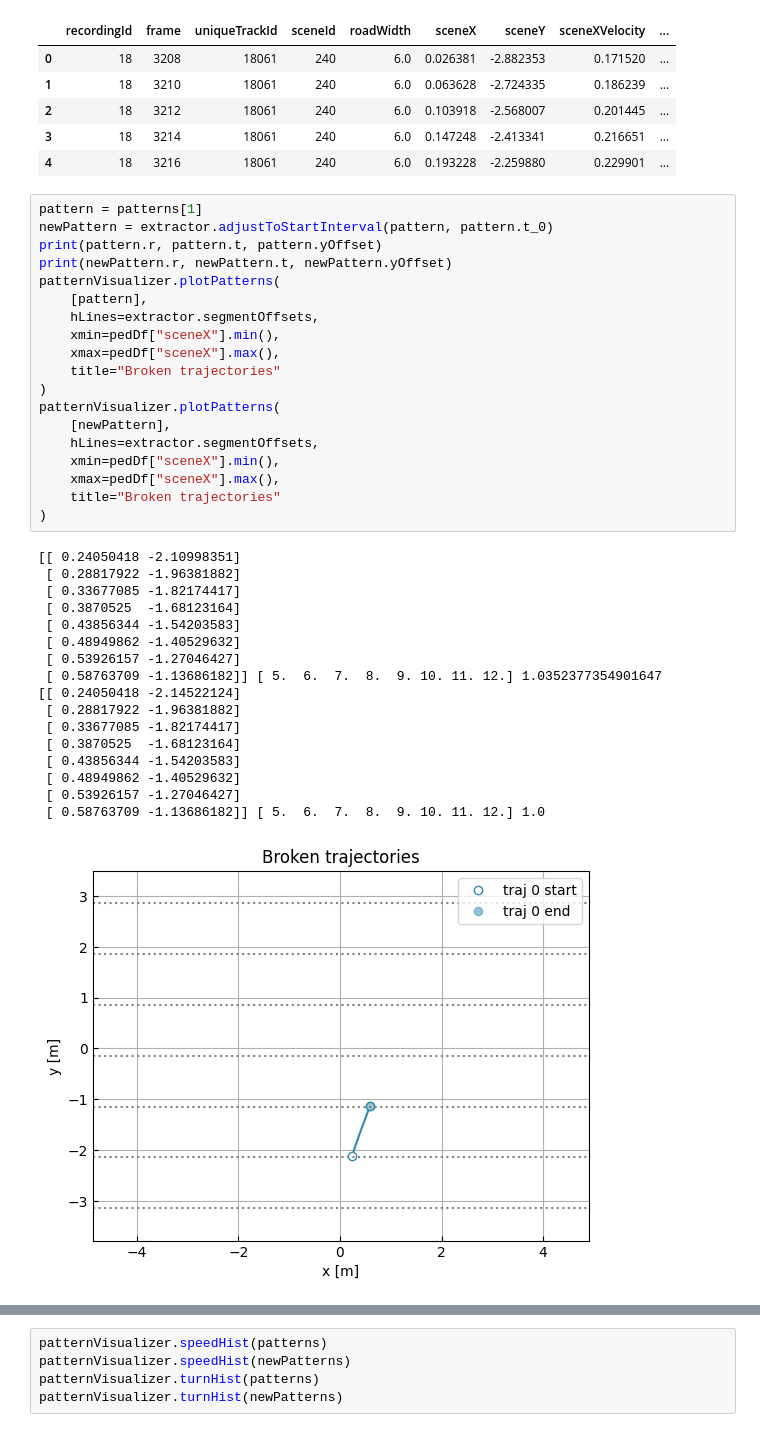
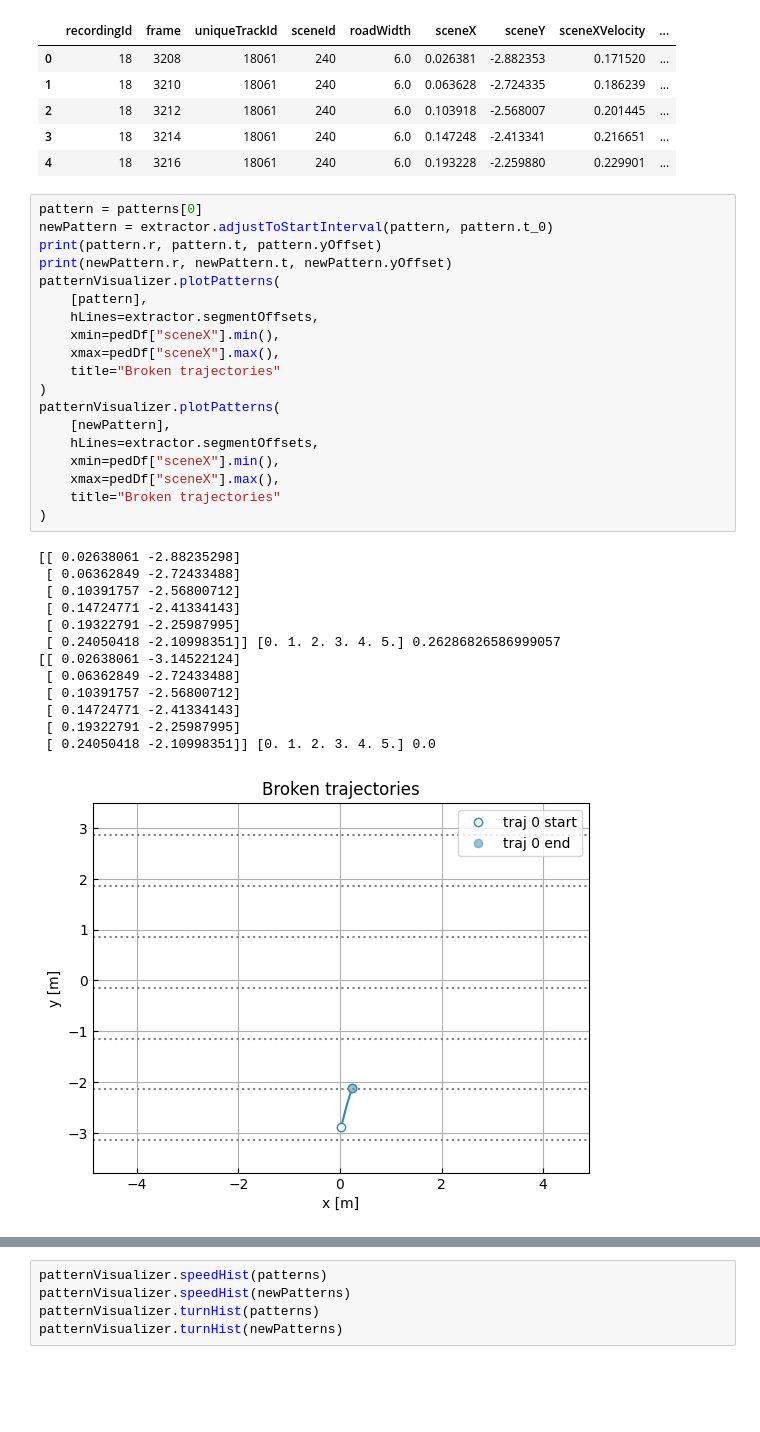
Before and after one commit to adhocmaster/diverging-trajectories, a Jupyter notebook: src/notebooks/break-by-y-axis.ipynb, the cells around one changed output, grey strips where cells are left out. Saved outputs shown, nothing was run; the diff lists cells and outputs as text; blank space fills up the shorter version.

```diff
--- a/src/notebooks/break-by-y-axis.ipynb
+++ b/src/notebooks/break-by-y-axis.ipynb
@@ -153,39 +136,35 @@ singleTrack.head()
 | 3 | 18 | 3214 | 18061 | 240 | 6.0 | 0.147248 | -2.413341 | 0.216651 | ... |
 | 4 | 18 | 3216 | 18061 | 240 | 6.0 | 0.193228 | -2.259880 | 0.229901 | ... |
 # %%
-pattern = patterns[1]
+pattern = patterns[0]
 newPattern = extractor.adjustToStartInterval(pattern, pattern.t_0)
 print(pattern.r, pattern.t, pattern.yOffset)
 print(newPattern.r, newPattern.t, newPattern.yOffset)
 patternVisualizer.plotPatterns(
     [pattern],
     hLines=extractor.segmentOffsets,
     xmin=pedDf["sceneX"].min(),
     xmax=pedDf["sceneX"].max(),
     title="Broken trajectories"
 )
 patternVisualizer.plotPatterns(
     [newPattern],
     hLines=extractor.segmentOffsets,
     xmin=pedDf["sceneX"].min(),
     xmax=pedDf["sceneX"].max(),
     title="Broken trajectories"
 )
 # %% [output]
-[[ 0.24050418 -2.10998351]
- [ 0.28817922 -1.96381882]
- [ 0.33677085 -1.82174417]
- [ 0.3870525  -1.68123164]
- [ 0.43856344 -1.54203583]
- [ 0.48949862 -1.40529632]
- [ 0.53926157 -1.27046427]
- [ 0.58763709 -1.13686182]] [ 5.  6.  7.  8.  9. 10. 11. 12.] 1.0352377354901647
-[[ 0.24050418 -2.14522124]
- [ 0.28817922 -1.96381882]
- [ 0.33677085 -1.82174417]
- [ 0.3870525  -1.68123164]
- [ 0.43856344 -1.54203583]
- [ 0.48949862 -1.40529632]
- [ 0.53926157 -1.27046427]
- [ 0.58763709 -1.13686182]] [ 5.  6.  7.  8.  9. 10. 11. 12.] 1.0
+[[ 0.02638061 -2.88235298]
+ [ 0.06362849 -2.72433488]
+ [ 0.10391757 -2.56800712]
+ [ 0.14724771 -2.41334143]
+ [ 0.19322791 -2.25987995]
+ [ 0.24050418 -2.10998351]] [0. 1. 2. 3. 4. 5.] 0.26286826586999057
+[[ 0.02638061 -3.14522124]
+ [ 0.06362849 -2.72433488]
+ [ 0.10391757 -2.56800712]
+ [ 0.14724771 -2.41334143]
+ [ 0.19322791 -2.25987995]
+ [ 0.24050418 -2.10998351]] [0. 1. 2. 3. 4. 5.] 0.0
-[figure, old version]
+[figure, new version]
```
Also changed, not shown: parts of 4 cells of this notebook, 2 other files.
